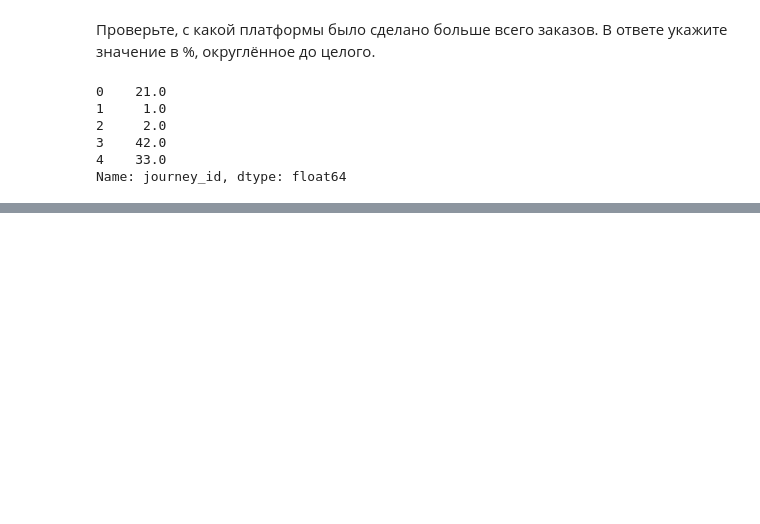
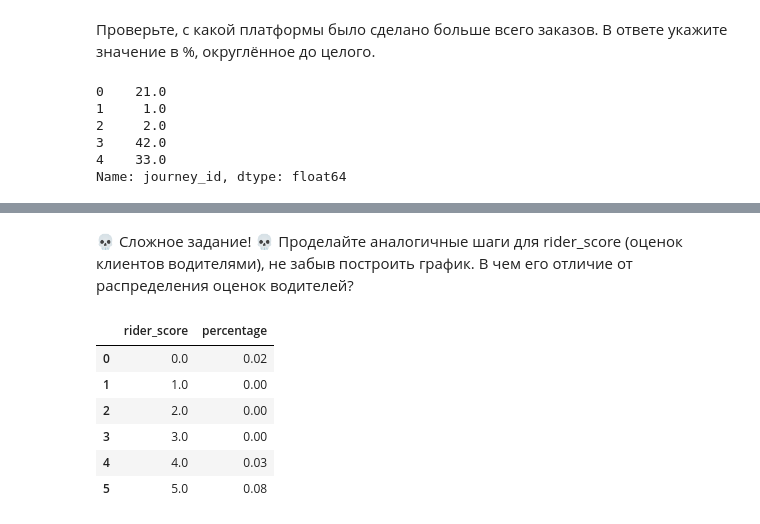
Before and after one commit to MuzaffarSoliyev/karpov-course, a Jupyter notebook: lesson_3/3.ipynb, the cells around one changed output, grey strips where cells are left out. Cells and saved outputs as stored; diff of their text form; code cells hidden in the pictures; blank space fills up the shorter version.

```diff
--- a/lesson_3/3.ipynb
+++ b/lesson_3/3.ipynb
@@ -164,0 +210,15 @@ Name: journey_id, dtype: float64
+# %% [markdown]
+💀 Сложное задание! 💀
+Проделайте аналогичные шаги для rider_score (оценок клиентов водителями), не забыв построить график. В чем его отличие от распределения оценок водителей?
+# %%
+rider_score_counts = taxi.groupby(["rider_score"], as_index=False).agg({"journey_id":"count"}).rename(columns={"journey_id":"percentage"})
+rider_score_counts['percentage'] = driver_score_counts['percentage'].div(len(taxi)).mul(100).round(2)
+rider_score_counts
+# %% [output]
+|  | rider_score | percentage |
+| 0 | 0.0 | 0.02 |
+| 1 | 1.0 | 0.00 |
+| 2 | 2.0 | 0.00 |
+| 3 | 3.0 | 0.00 |
+| 4 | 4.0 | 0.03 |
+| 5 | 5.0 | 0.08 |
```
Also changed, not shown: parts of 8 cells of this notebook.
